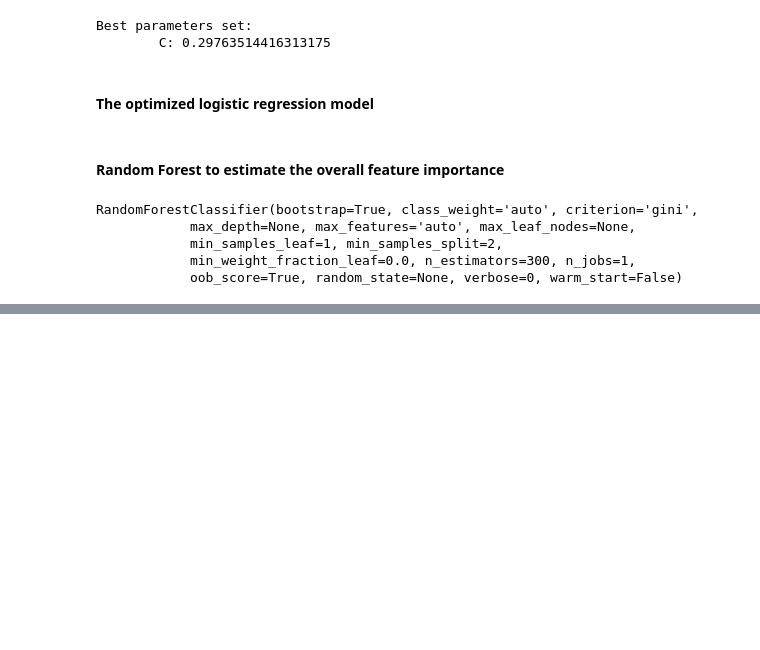
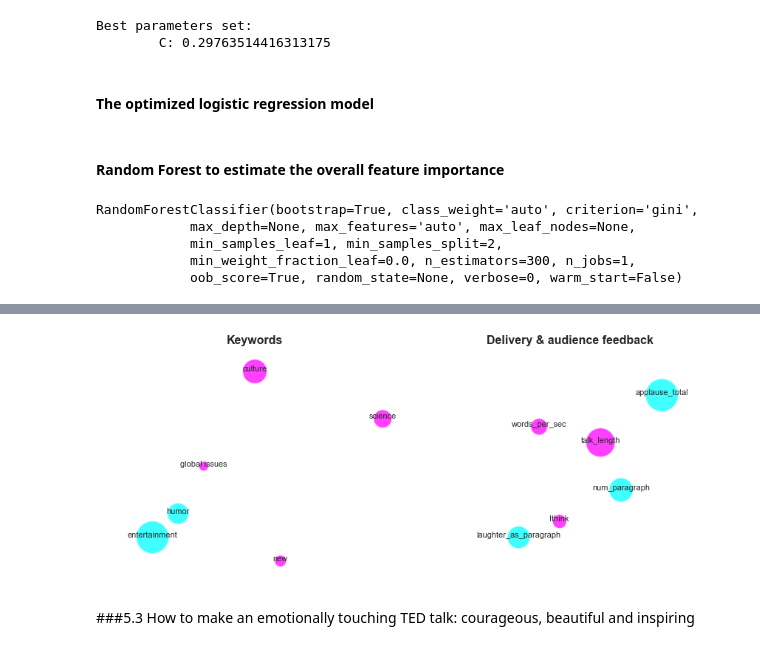
Before and after one commit to yesufeng/tedtalks, a Jupyter notebook: How to make a tailored TED talk?.ipynb, the cells around one changed output, grey strips where cells are left out. Drawn from its saved outputs; the diff is of its cells as text; code cells hidden in the pictures; blank space fills up the shorter version.

```diff
--- a/How to make a tailored TED talk?.ipynb
+++ b/How to make a tailored TED talk?.ipynb
@@ -575,0 +562,4 @@ plt.xticks(rotation = 15, ha = 'right')
+# %%
+keydeli = importantf(row_0,num = 3,ftype = 'delivery')
+# %%
+keykw = importantf(row_0,num = 3,ftype = 'keywords')
@@ -575,0 +583,13 @@ plt.xticks(rotation = 15, ha = 'right')
+# %%
+fig, axes=plt.subplots(figsize = (12,5),nrows=1, ncols=2)
+titles = ['Keywords','Delivery & audience feedback']
+keys = [keykw,keydeli]
+for ind in xrange(2):
+    ax = axes[ind]
+    bubbleplot(keys[ind],4000,ax)
+    ax.set_title(titles[ind],fontsize = 16, fontweight = 'bold')
+fig.tight_layout()
+# %% [output]
+[figure, added]
+# %% [markdown]
+###5.3 How to make an emotionally touching TED talk: courageous, beautiful and inspiring
```
Also changed, not shown: parts of 147 cells of this notebook, 6 other files.
